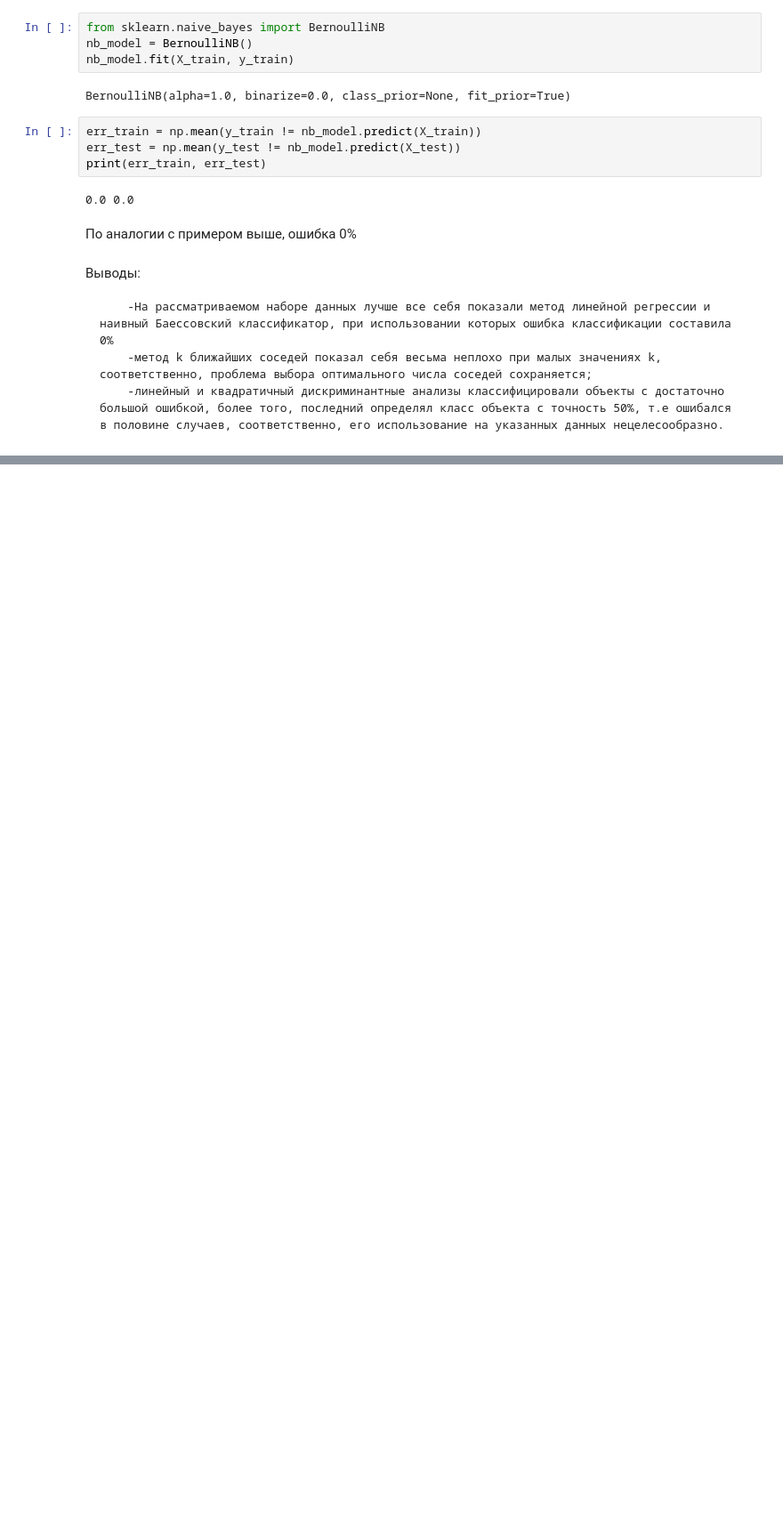
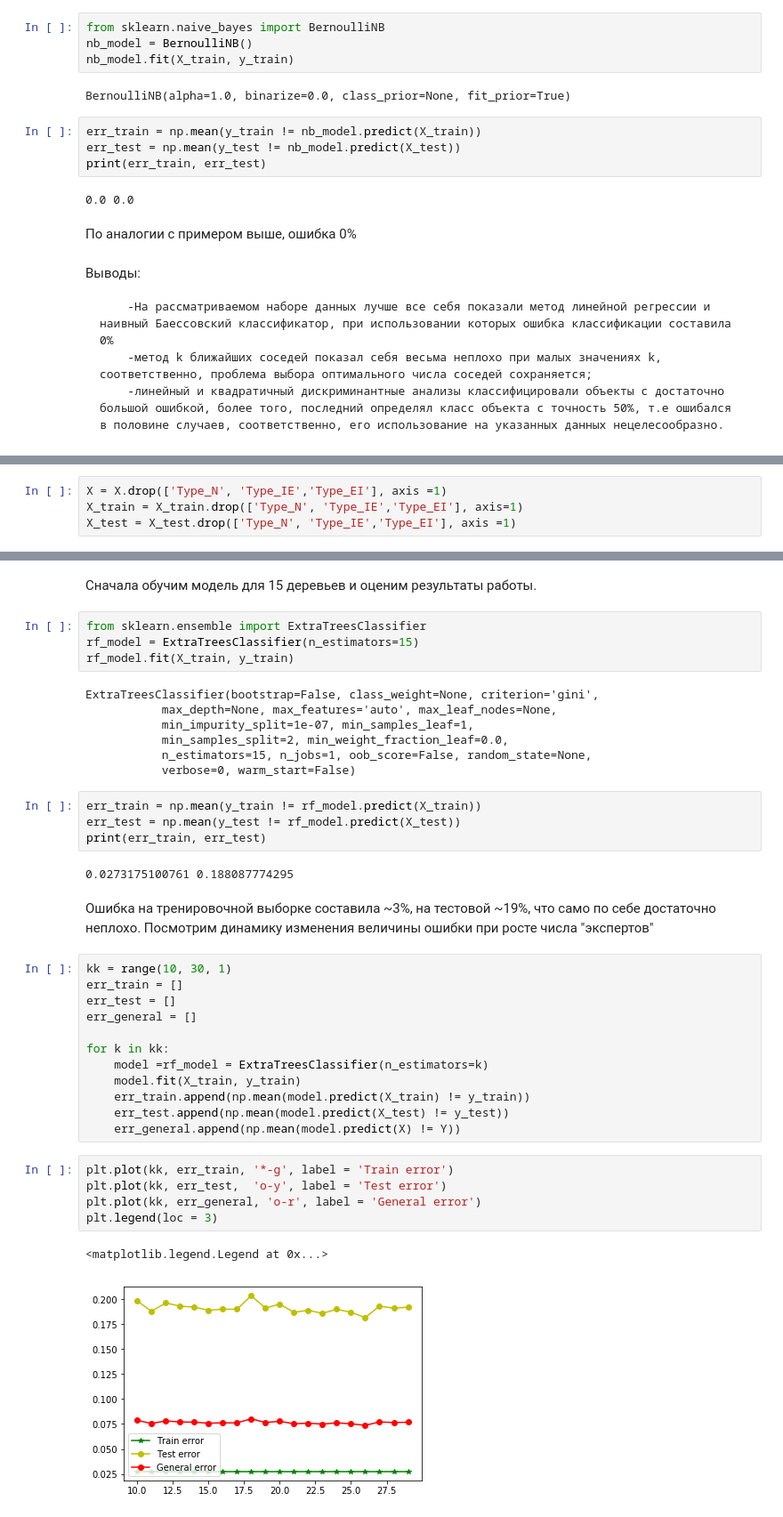
Before and after one commit to FpvPro/Molecular-Biology-splice-junction-Gene-Sequences-, a Jupyter notebook: split-junction.ipynb, the cells around one changed output, grey strips where cells are left out. Shown: that part at 89% size. Drawn from its saved outputs; the diff is of its cells as text; blank space fills up the shorter version.

```diff
--- a/split-junction.ipynb
+++ b/split-junction.ipynb
@@ -583,0 +587,4 @@ print(err_train, err_test)
+# %%
+X = X.drop(['Type_N', 'Type_IE','Type_EI'], axis =1)
+X_train = X_train.drop(['Type_N', 'Type_IE','Type_EI'], axis=1)
+X_test = X_test.drop(['Type_N', 'Type_IE','Type_EI'], axis =1)
@@ -583,0 +593,41 @@ print(err_train, err_test)
+# %% [markdown]
+Сначала обучим модель для 15 деревьев и оценим результаты работы.
+# %%
+from sklearn.ensemble import ExtraTreesClassifier
+rf_model = ExtraTreesClassifier(n_estimators=15)
+rf_model.fit(X_train, y_train)
+# %% [output]
+ExtraTreesClassifier(bootstrap=False, class_weight=None, criterion='gini',
+           max_depth=None, max_features='auto', max_leaf_nodes=None,
+           min_impurity_split=1e-07, min_samples_leaf=1,
+           min_samples_split=2, min_weight_fraction_leaf=0.0,
+           n_estimators=15, n_jobs=1, oob_score=False, random_state=None,
+           verbose=0, warm_start=False)
+# %%
+err_train = np.mean(y_train != rf_model.predict(X_train))
+err_test = np.mean(y_test != rf_model.predict(X_test))
+print(err_train, err_test)
+# %% [output]
+0.0273175100761 0.188087774295
+# %% [markdown]
+Ошибка на тренировочной выборке составила ~3%, на тестовой ~19%, что само по себе достаточно неплохо. Посмотрим динамику изменения величины ошибки при росте числа "экспертов"
+# %%
+kk = range(10, 30, 1)
+err_train = []
+err_test = []
+err_general = []
+
+for k in kk:
+    model =rf_model = ExtraTreesClassifier(n_estimators=k)
+    model.fit(X_train, y_train)
+    err_train.append(np.mean(model.predict(X_train) != y_train))
+    err_test.append(np.mean(model.predict(X_test) != y_test))
+    err_general.append(np.mean(model.predict(X) != Y))
+# %%
+plt.plot(kk, err_train, '*-g', label = 'Train error')
+plt.plot(kk, err_test,  'o-y', label = 'Test error')
+plt.plot(kk, err_general, 'o-r', label = 'General error')
+plt.legend(loc = 3)
+# %% [output]
+<matplotlib.legend.Legend at 0x...>
+[figure, added]
```
Also changed, not shown: parts of 35 cells of this notebook.
